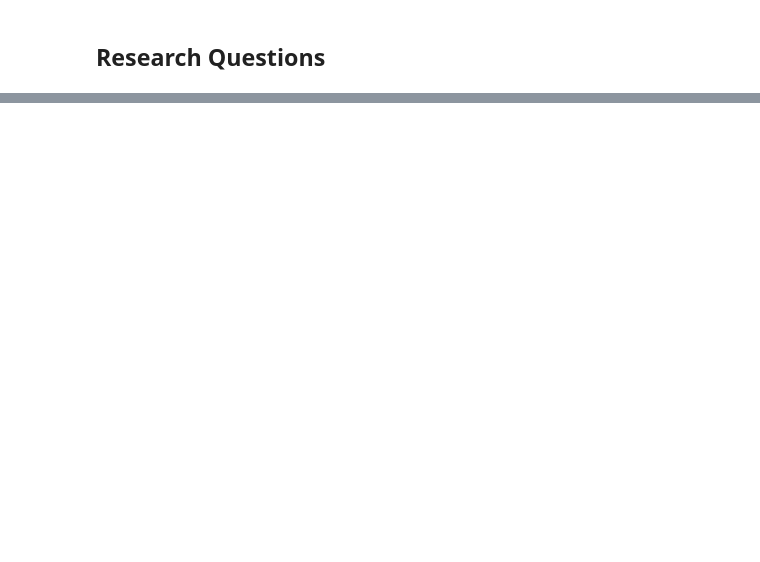
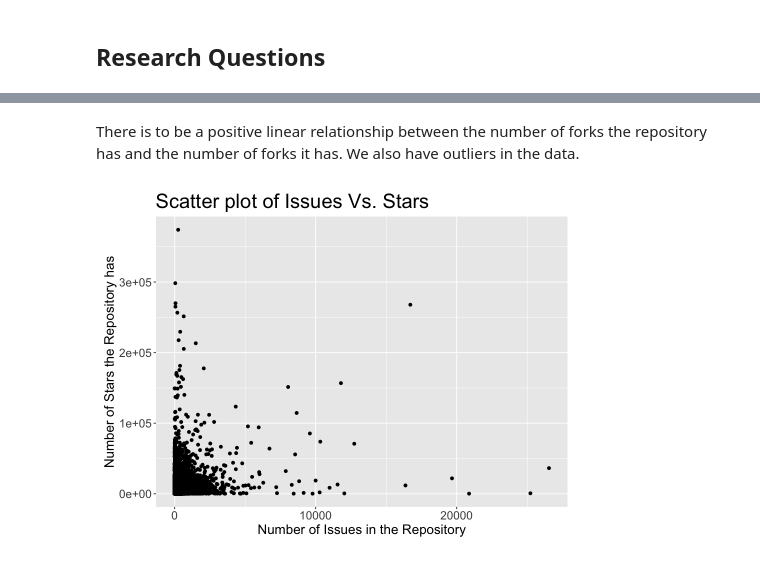
Before and after one commit to loayalabri/GitHubReposAnalysis, a Jupyter notebook: Planning_stage.ipynb, the cells around one changed output, grey strips where cells are left out. Cells and saved outputs as stored; diff of their text form; code cells hidden in the pictures; blank space fills up the shorter version.

```diff
--- a/Planning_stage.ipynb
+++ b/Planning_stage.ipynb
@@ -64,0 +256,18 @@ In this project, we are will investigate the following questions:
+# %% [markdown]
+There is to be a positive linear relationship between the number of forks the repository has and the number of forks it has. We also have outliers in the data.
+# %%
+issues_stars_plot <- git_rep %>%
+    ggplot(aes(x=Issues, y = Stars)) +
+    geom_point() +
+    labs(title = "Scatter plot of Issues Vs. Stars",
+    x = "Number of Issues in the Repository",
+    y = "Number of Stars the Repository has") +
+    theme(
+    plot.title = element_text(size = 24),
+    axis.title = element_text(size = 16),
+    axis.text = element_text(size = 14),
+    plot.margin = margin(10, 10, 10, 10)
+  )
+  issues_stars_plot
+# %% [output]
+[figure, added]
```
Also changed, not shown: parts of 43 cells of this notebook, 1 other file.
